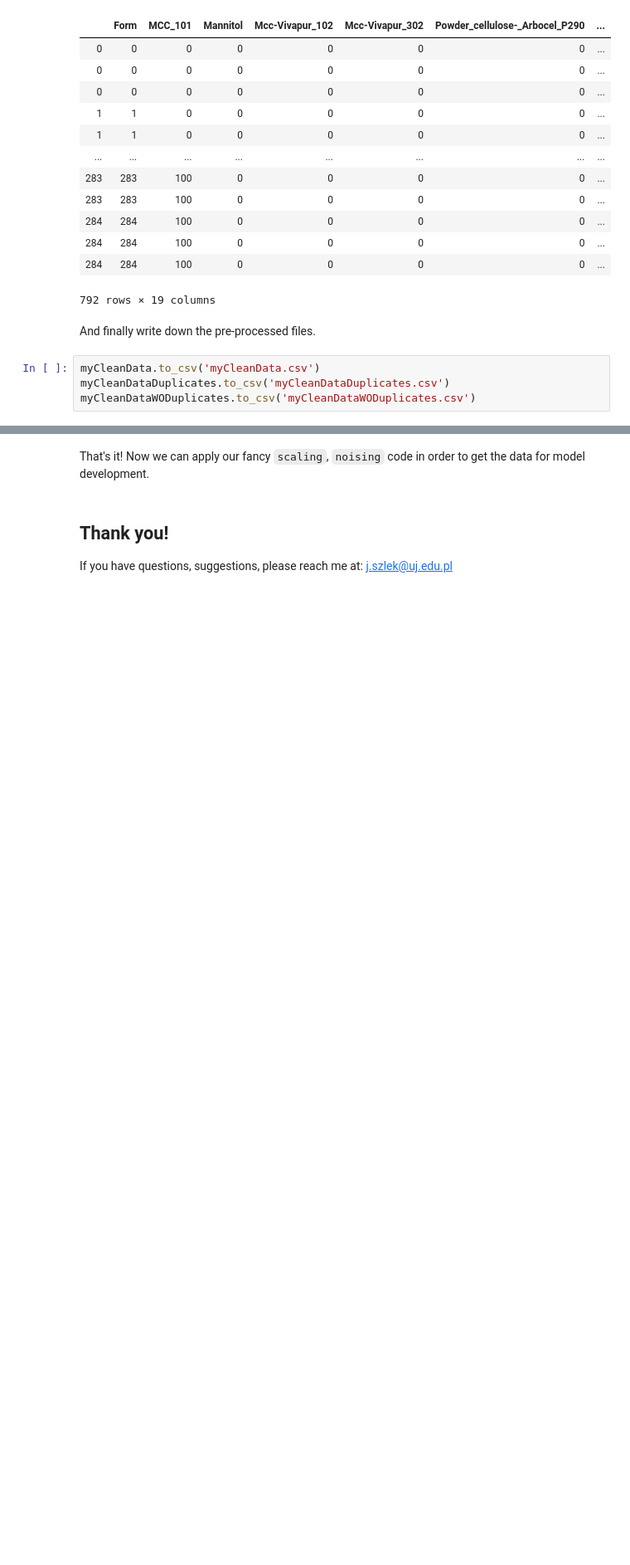
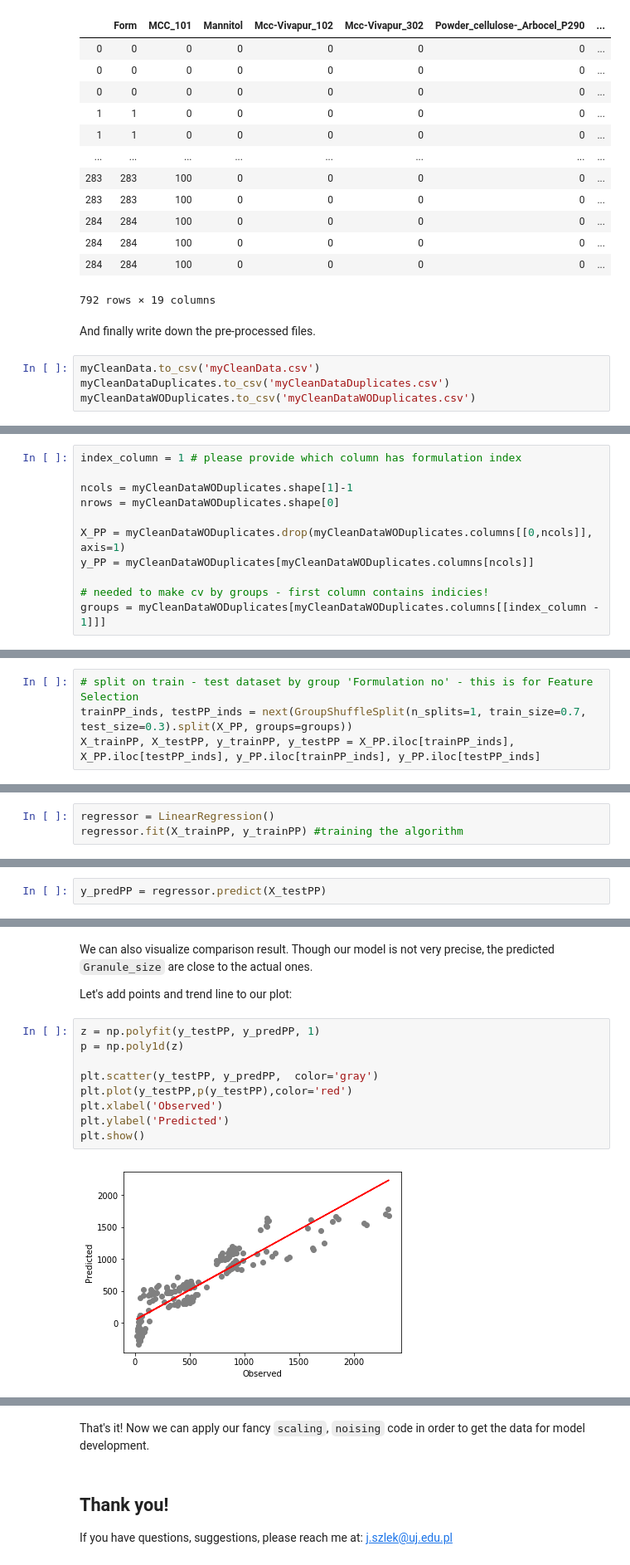
Before and after one commit to jszlek/03_NTU_workshop_Data_preprocessing_Python_notebook, a Jupyter notebook: Data_preprocessing.ipynb, the cells around one changed output, grey strips where cells are left out. Shown: that part at 83% size. Cells and saved outputs as stored; diff of their text form; blank space fills up the shorter version.

```diff
--- a/Data_preprocessing.ipynb
+++ b/Data_preprocessing.ipynb
@@ -237,0 +324,11 @@ myCleanDataWODuplicates.to_csv('myCleanDataWODuplicates.csv')
+# %%
+index_column = 1 # please provide which column has formulation index
+
+ncols = myCleanDataWODuplicates.shape[1]-1
+nrows = myCleanDataWODuplicates.shape[0]
+
+X_PP = myCleanDataWODuplicates.drop(myCleanDataWODuplicates.columns[[0,ncols]], axis=1)
+y_PP = myCleanDataWODuplicates[myCleanDataWODuplicates.columns[ncols]]
+
+# needed to make cv by groups - first column contains indicies!
+groups = myCleanDataWODuplicates[myCleanDataWODuplicates.columns[[index_column - 1]]]
@@ -237,0 +337,4 @@ myCleanDataWODuplicates.to_csv('myCleanDataWODuplicates.csv')
+# %%
+# split on train - test dataset by group 'Formulation no' - this is for Feature Selection
+trainPP_inds, testPP_inds = next(GroupShuffleSplit(n_splits=1, train_size=0.7, test_size=0.3).split(X_PP, groups=groups))
+X_trainPP, X_testPP, y_trainPP, y_testPP = X_PP.iloc[trainPP_inds], X_PP.iloc[testPP_inds], y_PP.iloc[trainPP_inds], y_PP.iloc[testPP_inds]
@@ -237,0 +343,3 @@ myCleanDataWODuplicates.to_csv('myCleanDataWODuplicates.csv')
+# %%
+regressor = LinearRegression()
+regressor.fit(X_trainPP, y_trainPP) #training the algorithm
@@ -237,0 +365,2 @@ myCleanDataWODuplicates.to_csv('myCleanDataWODuplicates.csv')
+# %%
+y_predPP = regressor.predict(X_testPP)
@@ -237,0 +386,15 @@ myCleanDataWODuplicates.to_csv('myCleanDataWODuplicates.csv')
+# %% [markdown]
+We can also visualize comparison result. Though our model is not very precise, the predicted `Granule_size` are close to the actual ones.
+
+Let's add points and trend line to our plot:
+# %%
+z = np.polyfit(y_testPP, y_predPP, 1)
+p = np.poly1d(z)
+
+plt.scatter(y_testPP, y_predPP,  color='gray')
+plt.plot(y_testPP,p(y_testPP),color='red')
+plt.xlabel('Observed')
+plt.ylabel('Predicted')
+plt.show()
+# %% [output]
+[figure, added]
```
Also changed, not shown: parts of 27 cells of this notebook.
